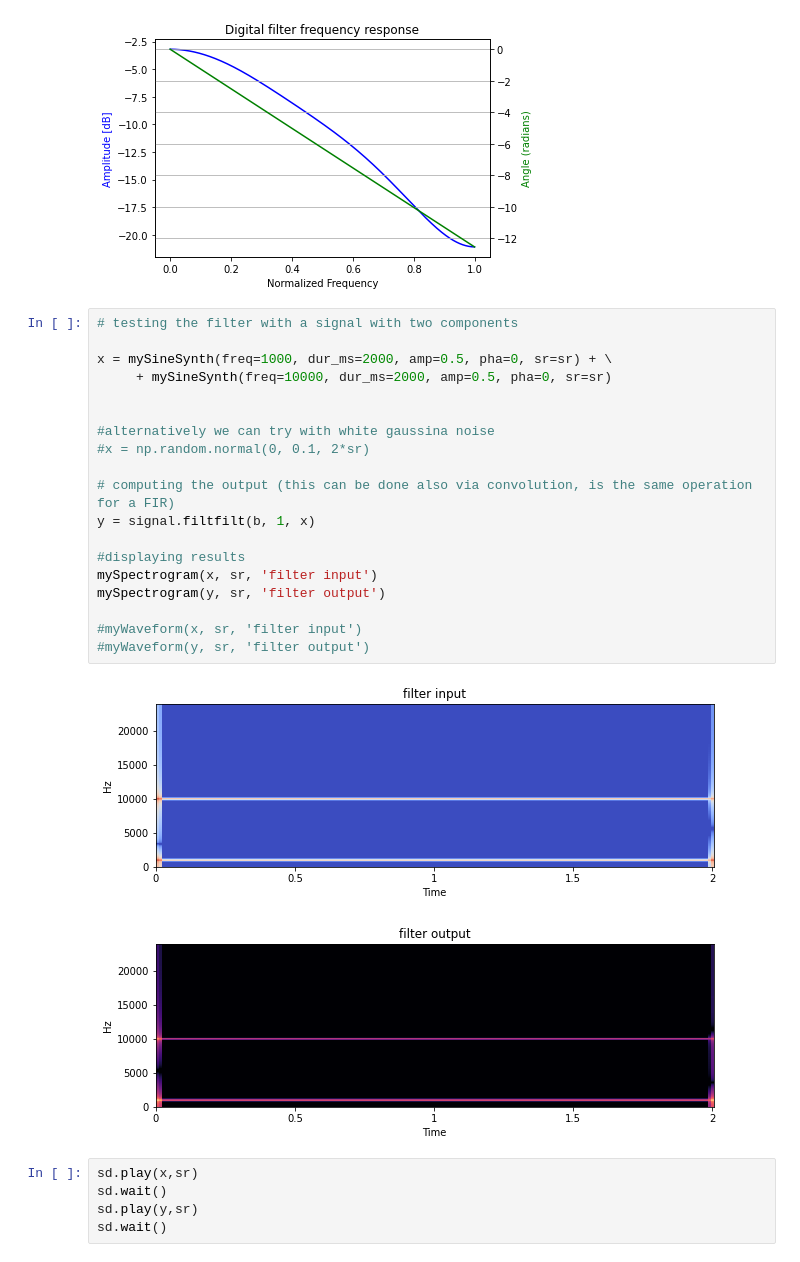
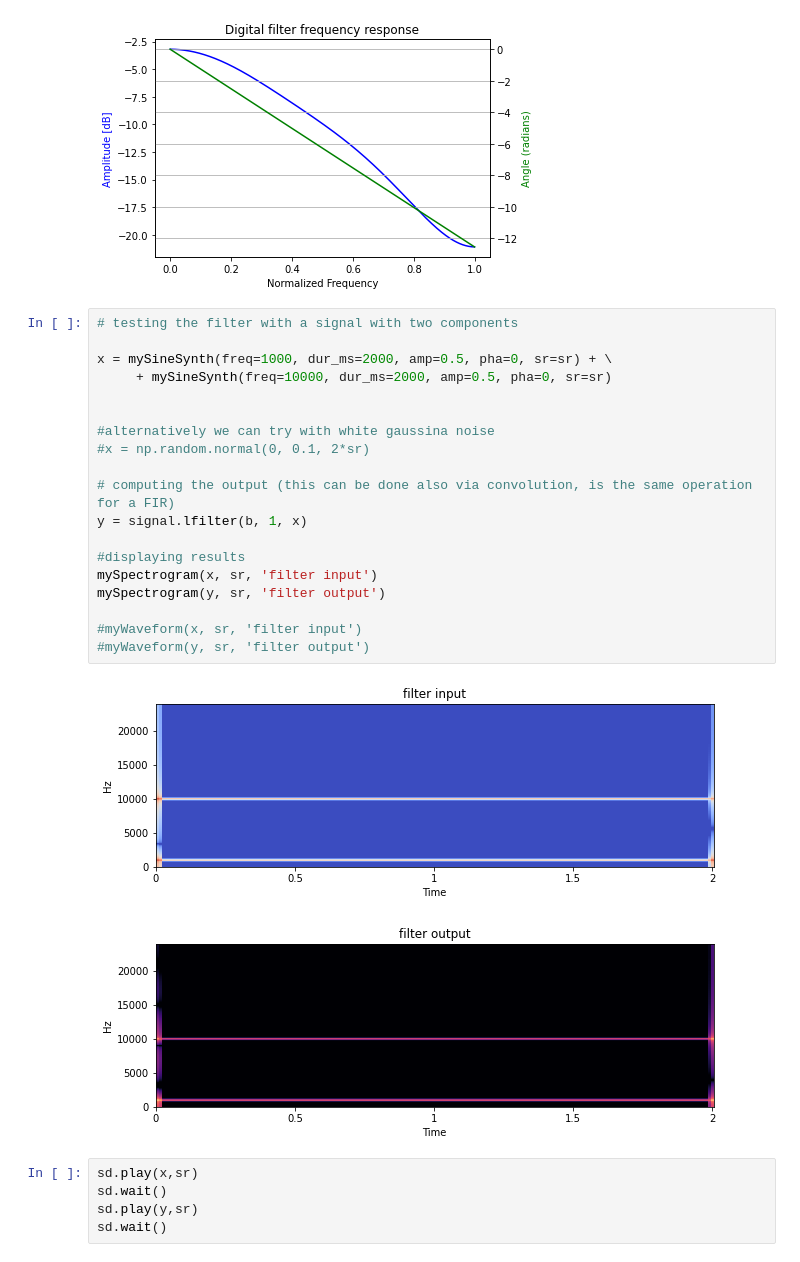
Before and after one commit to MCT-master/MCT4001, a Jupyter notebook: python/notebooks/PythonSession8.ipynb, the cells around one changed output. Drawn from its saved outputs; the diff is of its cells as text.

```diff
--- a/python/notebooks/PythonSession8.ipynb
+++ b/python/notebooks/PythonSession8.ipynb
@@ -133,25 +133,25 @@ myFiltResponse(b,1,sr)
 # %%
 # testing the filter with a signal with two components
 
 x = mySineSynth(freq=1000, dur_ms=2000, amp=0.5, pha=0, sr=sr) + \
      + mySineSynth(freq=10000, dur_ms=2000, amp=0.5, pha=0, sr=sr)
 
 
 #alternatively we can try with white gaussina noise
 #x = np.random.normal(0, 0.1, 2*sr)
 
 # computing the output (this can be done also via convolution, is the same operation for a FIR)
-y = signal.filtfilt(b, 1, x)
+y = signal.lfilter(b, 1, x)
 
 #displaying results
 mySpectrogram(x, sr, 'filter input')
 mySpectrogram(y, sr, 'filter output')
 
 #myWaveform(x, sr, 'filter input')
 #myWaveform(y, sr, 'filter output')
 # %% [output]
 [figure]
-[figure, old version]
+[figure, new version]
 # %%
 sd.play(x,sr)
 sd.wait()
```
Also changed, not shown: parts of 1 cell of this notebook.
